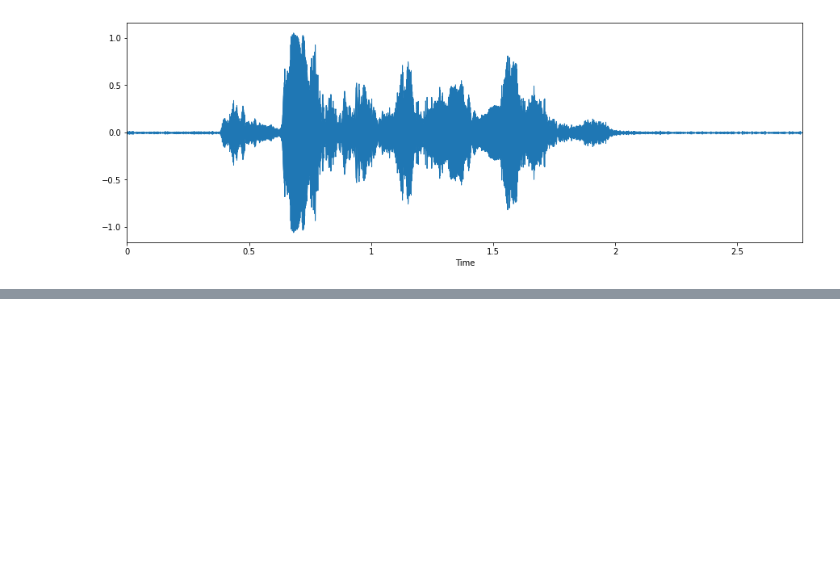
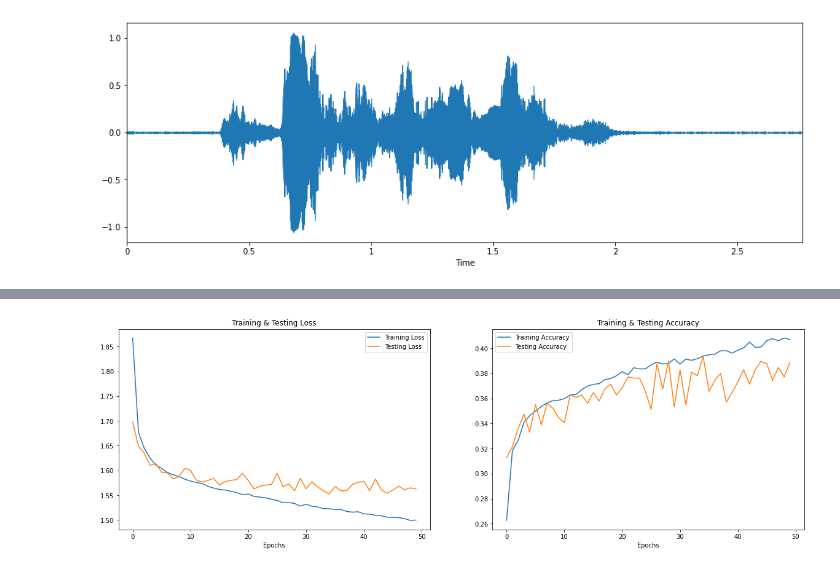
Before and after one commit to mustafadeif/SpeechEmotionRecognition, a Jupyter notebook: SpeechRecognition.ipynb, the cells around one changed output, grey strips where cells are left out. Saved outputs shown, nothing was run; the diff lists cells and outputs as text; code cells hidden in the pictures; blank space fills up the shorter version.

```diff
--- a/SpeechRecognition.ipynb
+++ b/SpeechRecognition.ipynb
@@ -316,0 +293,3 @@ wavPlot("/content/drive/MyDrive/Crema/1009_WSI_HAP_XX.wav")
+# %%
+x_train1,x_valid1,y_train1,y_valid1=train_test_split(x_train_valid1,y_train_valid1,test_size=0.05)
+x_train1.shape, y_train1.shape, x_valid1.shape, y_valid1.shape
@@ -316,0 +305,6 @@ wavPlot("/content/drive/MyDrive/Crema/1009_WSI_HAP_XX.wav")
+# %%
+scaler = StandardScaler()
+x_train1 = scaler.fit_transform(x_train1)
+x_valid1 = scaler.transform(x_valid1)
+x_test1 = scaler.transform(x_test1)
+x_train1.shape, y_train1.shape, x_valid1.shape, y_valid1.shape
@@ -316,0 +323,5 @@ wavPlot("/content/drive/MyDrive/Crema/1009_WSI_HAP_XX.wav")
+# %%
+x_train1 = np.expand_dims(x_train1, axis=2)
+x_valid1 = np.expand_dims(x_valid1, axis=2)
+x_test1 = np.expand_dims(x_test1, axis=2)
+x_train1.shape, y_train1.shape, x_valid1.shape, y_valid1.shape
@@ -316,0 +385,3 @@ wavPlot("/content/drive/MyDrive/Crema/1009_WSI_HAP_XX.wav")
+# %%
+rlrp = ReduceLROnPlateau(monitor='loss', factor=0.4, verbose=0, patience=2, min_lr=0.0000001)
+history1=model1.fit(x_train1, y_train1, batch_size=64, epochs=50, validation_data=(x_valid1, y_valid1), callbacks=[rlrp])
@@ -316,0 +406,23 @@ wavPlot("/content/drive/MyDrive/Crema/1009_WSI_HAP_XX.wav")
+# %%
+print("Accuracy of model 1 on valid data : " , model1.evaluate(x_valid1,y_valid1)[1]*100 , "%")
+
+epochs = [i for i in range(50)]
+fig , ax = plt.subplots(1,2)
+train_acc = history1.history['accuracy']
+train_loss = history1.history['loss']
+test_acc = history1.history['val_accuracy']
+test_loss = history1.history['val_loss']
+
+fig.set_size_inches(20,6)
+ax[0].plot(epochs , train_loss , label = 'Training Loss')
+ax[0].plot(epochs , test_loss , label = 'Testing Loss')
+ax[0].set_title('Training & Testing Loss')
+ax[0].legend()
+ax[0].set_xlabel("Epochs")
+ax[1].plot(epochs , train_acc , label = 'Training Accuracy')
+ax[1].plot(epochs , test_acc , label = 'Testing Accuracy')
+ax[1].set_title('Training & Testing Accuracy')
+ax[1].legend()
+ax[1].set_xlabel("Epochs")
+plt.show()
+# %% [output]
@@ -316,0 +431 @@ wavPlot("/content/drive/MyDrive/Crema/1009_WSI_HAP_XX.wav")
+[figure, added]
```
Also changed, not shown: parts of 65 cells of this notebook.
